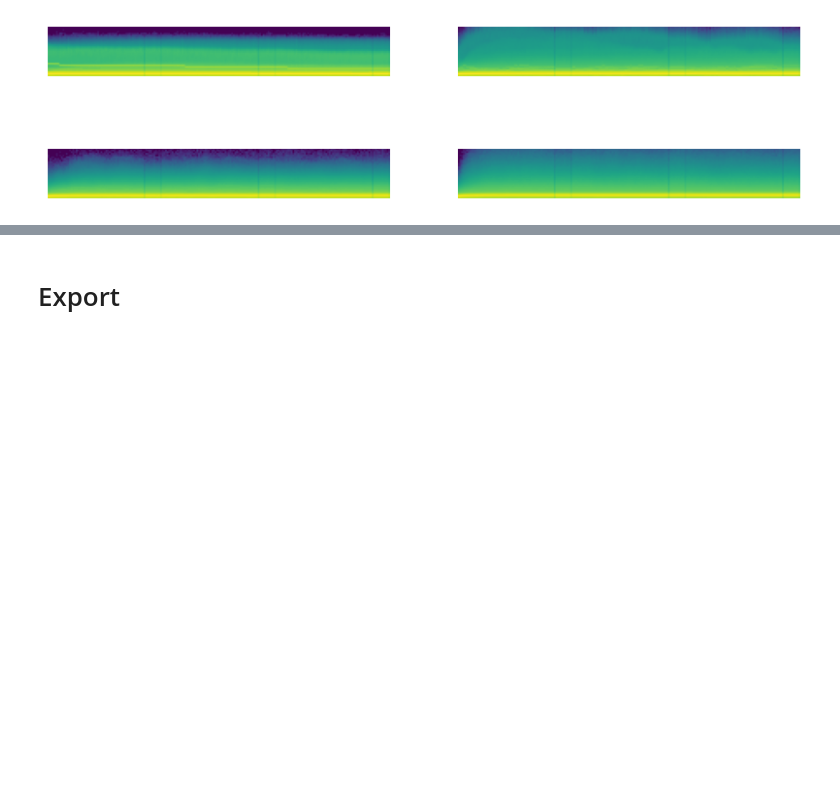
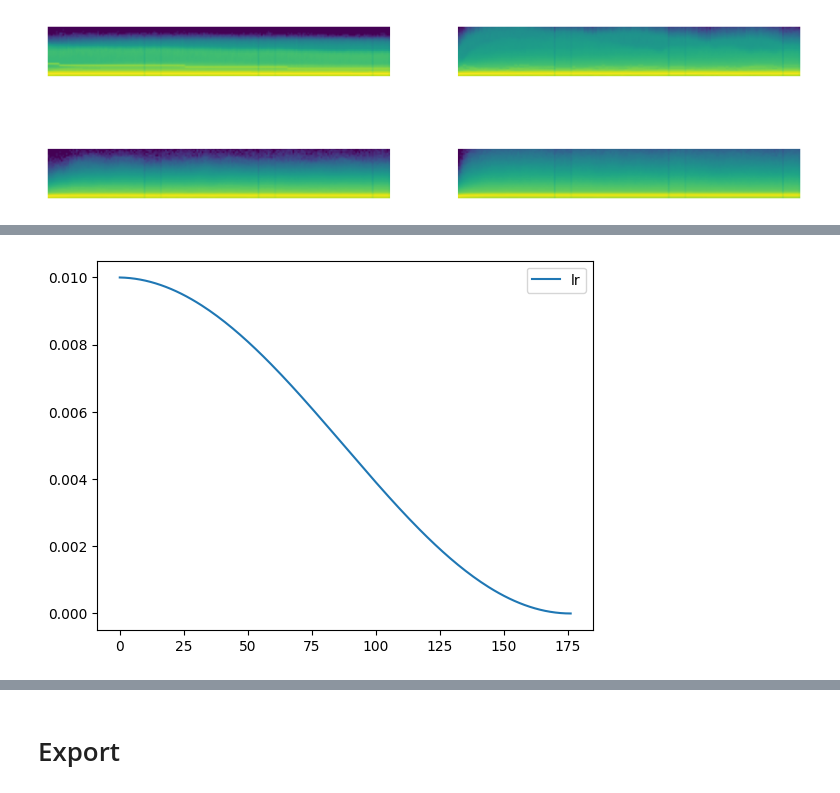
Before and after one commit to daniilgaltsev/fastai_course, a Jupyter notebook: nbs/12_accel_sgd.ipynb, the cells around one changed output, grey strips where cells are left out. Drawn from its saved outputs; the diff is of its cells as text; code cells hidden in the pictures; blank space fills up the shorter version.

```diff
--- a/nbs/12_accel_sgd.ipynb
+++ b/nbs/12_accel_sgd.ipynb
@@ -260,0 +406,4 @@ stats.color_dim()
+# %%
+record.plot()
+# %% [output]
+[figure, added]
```
Also changed, not shown: parts of 30 cells of this notebook, 2 other files.
